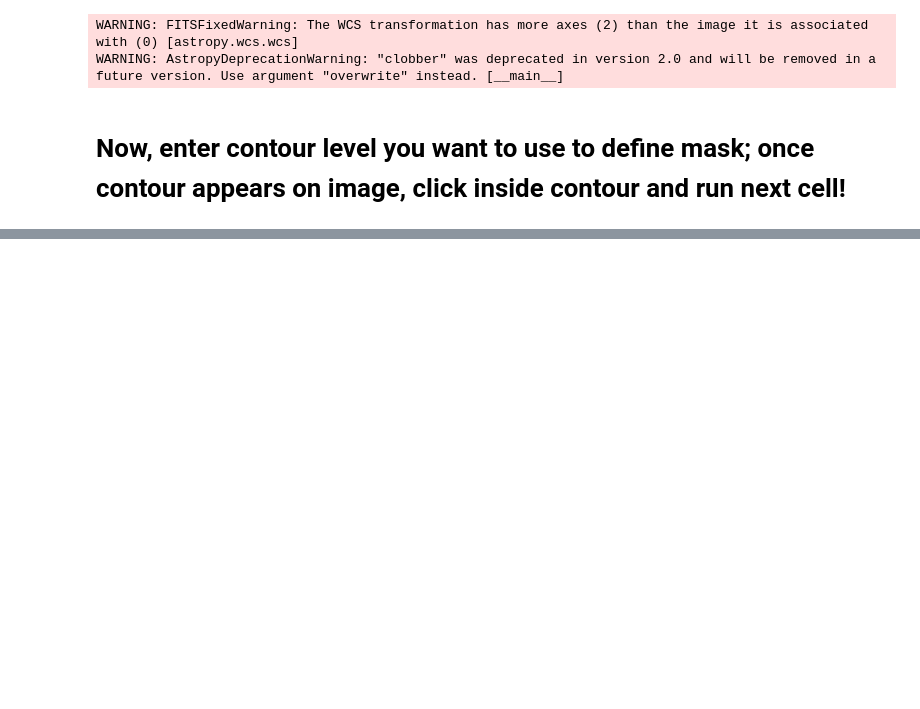
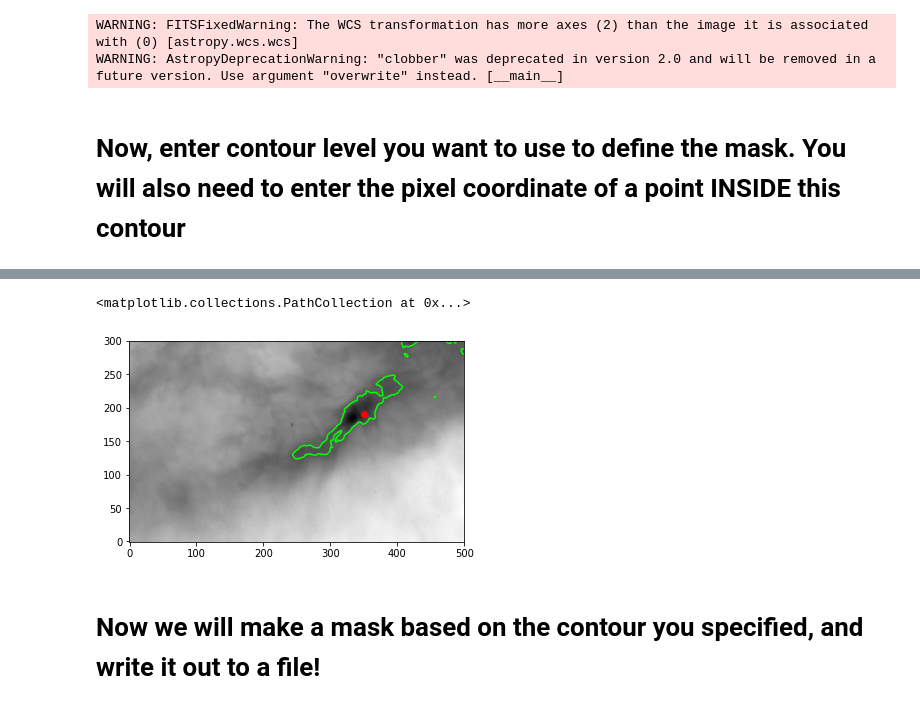
Before and after one commit to catherinezucker/CZ_Code_Snippets, a Jupyter notebook: Get_Mask.ipynb, the cells around one changed output, grey strips where cells are left out. Drawn from its saved outputs; the diff is of its cells as text; code cells hidden in the pictures; blank space fills up the shorter version.

Commit message:
Add files via upload
Now you won't need to click inside contour to retrieve mask; you can enter the coordinates of a point inside the mask

```diff
--- a/Get_Mask.ipynb
+++ b/Get_Mask.ipynb
@@ -37,7 +37,7 @@ fits.writeto("oph_hs_s_cropped.fits",cutout.data,header=cutout.wcs.to_header(),c
 WARNING: FITSFixedWarning: The WCS transformation has more axes (2) than the image it is associated with (0) [astropy.wcs.wcs]
 WARNING: AstropyDeprecationWarning: "clobber" was deprecated in version 2.0 and will be removed in a future version. Use argument "overwrite" instead. [__main__]
 # %% [markdown]
-# Now, enter contour level you want to use to define mask; once contour appears on image, click inside contour and run next cell!
+# Now, enter contour level you want to use to define the mask. You will also need to enter the pixel coordinate of a point INSIDE this contour
 # %%
 #Set the contour level threshold you want to use to define the filament
 contour_level=255
@@ -47,8 +47,6 @@ input_filestr="oph_hs_s_cropped.fits"
 
 #Set the name of what you want to call the output file
 output_filestr="oph_hs_s_cropped_mask.fits"
-
-infilcoords = []
 
 fig, axes = plt.subplots(1)
 
@@ -61,17 +59,10 @@ axes.imshow(image_data,origin='lower',cmap='Greys',norm=LogNorm())
 #Plot contours
 c=axes.contour(image_data,levels=[contour_level],colors=['lime'])
 
-def onclick(event):
-    global ix, iy
-    ix, iy = event.xdata, event.ydata
-    print('x = %d, y = %d'%(
-        ix, iy))
-    infilcoords.append((ix, iy))
+#Now enter a coordinate that corresponds to a point inside your mask;
+#We need this so we can choose which contour to make a mask from, in case there are many contours in an image.
+infilcoords=[[350,190]]
 
-    if len(coords) == 1:
-        fig.canvas.mpl_disconnect(cid)
-
-    return infilcoords
-
-cid = fig.canvas.mpl_connect('button_press_event', onclick)
+#Plot it to make sure it is actually inside! I have overlaid a point in red as an example
+plt.scatter(infilcoords[0][0],infilcoords[0][1],c='r')
 # %% [output]
@@ -80,3 +69,7 @@ cid = fig.canvas.mpl_connect('button_press_event', onclick)
+<matplotlib.collections.PathCollection at 0x...>
+[figure, added]
+# %% [markdown]
+# Now we will make a mask based on the contour you specified, and write it out to a file!
 # %%
 #Convert contours to list of points
 p = c.collections[0].get_paths()
```
Also changed, not shown: parts of 3 cells of this notebook.
